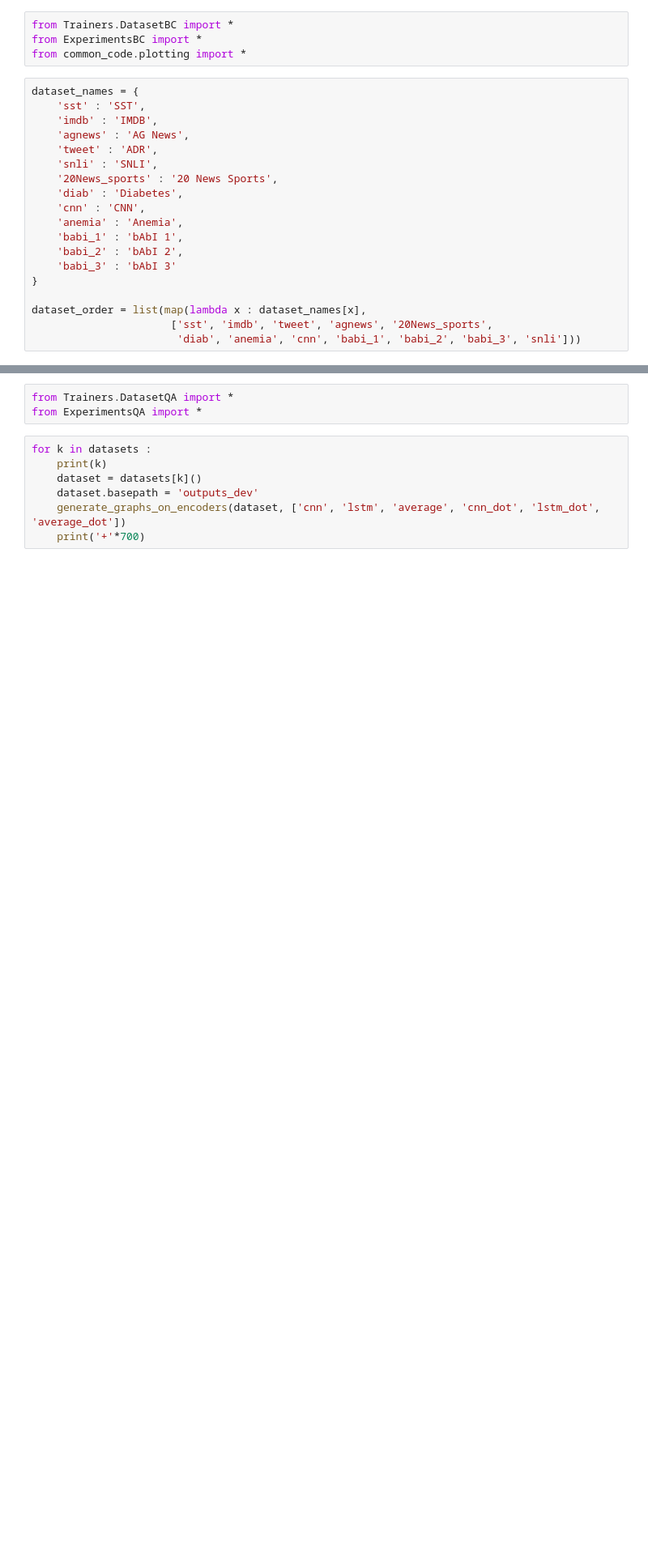
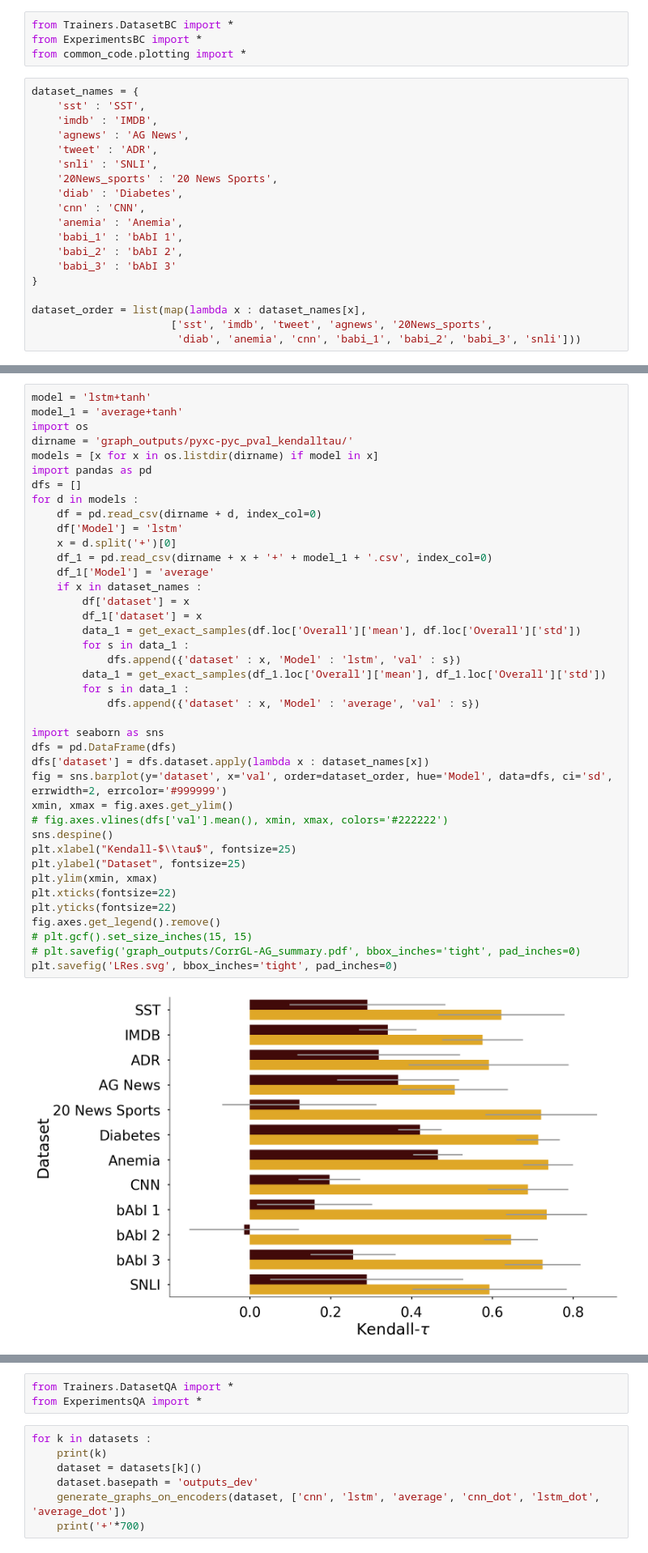
Before and after one commit to successar/AttentionExplanation, a Jupyter notebook: Attn_Classification_1.ipynb, the cells around one changed output, grey strips where cells are left out. Shown: that part at 81% size. Cells and saved outputs as stored; diff of their text form; blank space fills up the shorter version.

```diff
--- a/Attn_Classification_1.ipynb
+++ b/Attn_Classification_1.ipynb
@@ -29,3 +99,45 @@ dataset_order = list(map(lambda x : dataset_names[x],
+# %%
+model = 'lstm+tanh'
+model_1 = 'average+tanh'
+import os
+dirname = 'graph_outputs/pyxc-pyc_pval_kendalltau/'
+models = [x for x in os.listdir(dirname) if model in x]
+import pandas as pd
+dfs = []
+for d in models :
+    df = pd.read_csv(dirname + d, index_col=0)
+    df['Model'] = 'lstm'
+    x = d.split('+')[0]
+    df_1 = pd.read_csv(dirname + x + '+' + model_1 + '.csv', index_col=0)
+    df_1['Model'] = 'average'
+    if x in dataset_names :
+        df['dataset'] = x
+        df_1['dataset'] = x
+        data_1 = get_exact_samples(df.loc['Overall']['mean'], df.loc['Overall']['std'])
+        for s in data_1 :
+            dfs.append({'dataset' : x, 'Model' : 'lstm', 'val' : s})
+        data_1 = get_exact_samples(df_1.loc['Overall']['mean'], df_1.loc['Overall']['std'])
+        for s in data_1 :
+            dfs.append({'dataset' : x, 'Model' : 'average', 'val' : s})
+
+import seaborn as sns
+dfs = pd.DataFrame(dfs)
+dfs['dataset'] = dfs.dataset.apply(lambda x : dataset_names[x])
+fig = sns.barplot(y='dataset', x='val', order=dataset_order, hue='Model', data=dfs, ci='sd', errwidth=2, errcolor='#999999')
+xmin, xmax = fig.axes.get_ylim()
+# fig.axes.vlines(dfs['val'].mean(), xmin, xmax, colors='#222222')
+sns.despine()
+plt.xlabel("Kendall-$\\tau$", fontsize=25)
+plt.ylabel("Dataset", fontsize=25)
+plt.ylim(xmin, xmax)
+plt.xticks(fontsize=22)
+plt.yticks(fontsize=22)
+fig.axes.get_legend().remove()
+# plt.gcf().set_size_inches(15, 15)
+# plt.savefig('graph_outputs/CorrGL-AG_summary.pdf', bbox_inches='tight', pad_inches=0)
+plt.savefig('LRes.svg', bbox_inches='tight', pad_inches=0)
+# %% [output]
+[figure, added]
 # %%
 model = 'lstm+tanh'
 import os
```
Also changed, not shown: parts of 3 cells of this notebook, 2 other files.
